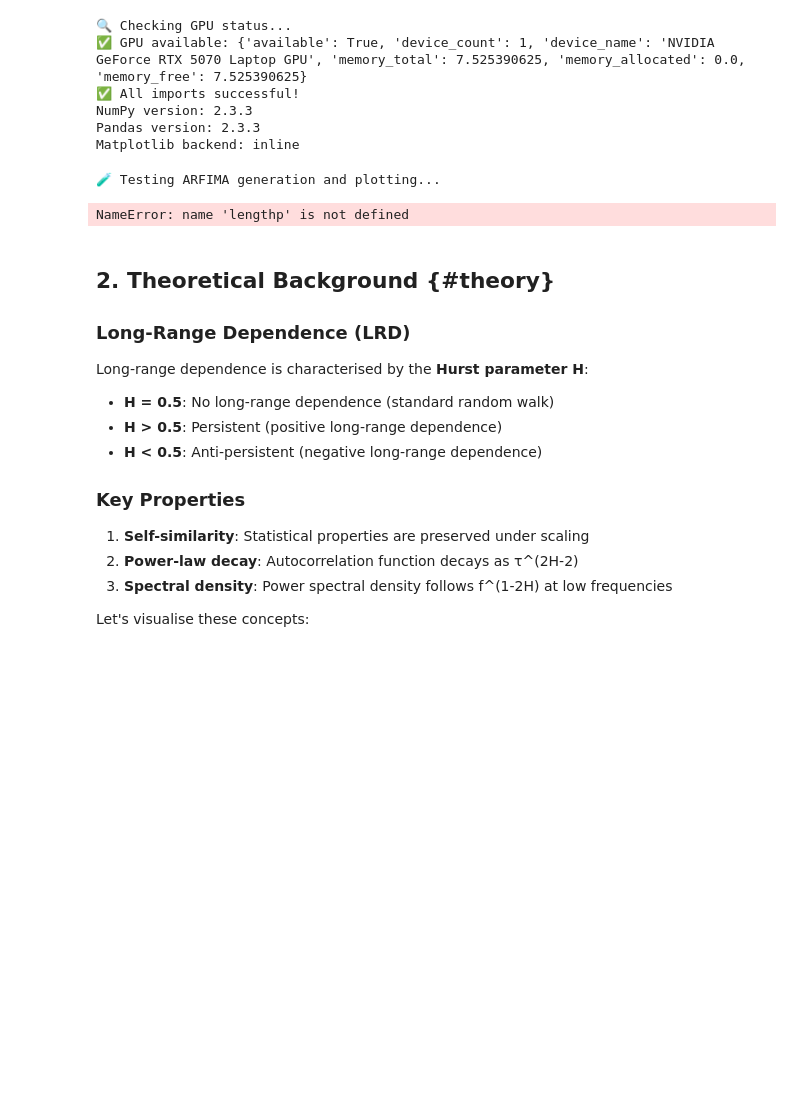
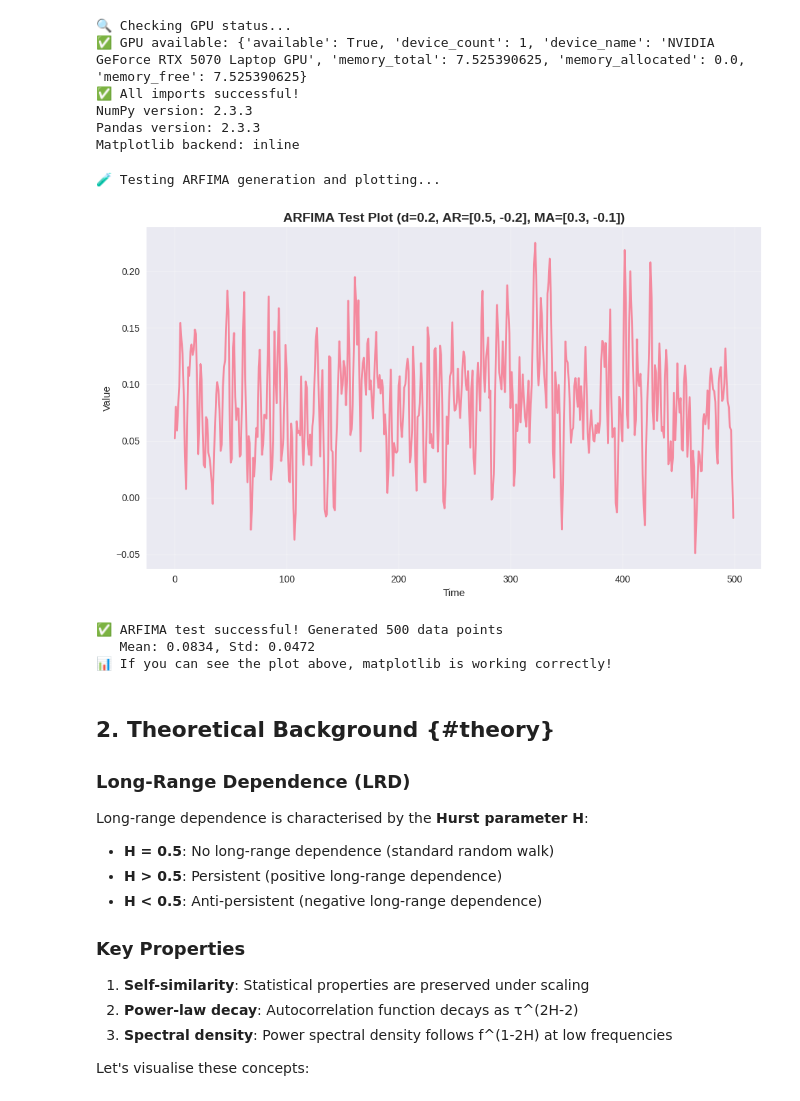
Before and after one commit to dave2k77/lrdbenchmark, a Jupyter notebook: notebooks/01_data_generation_and_visualisation.ipynb, the cells around one changed output. Cells and saved outputs as stored; diff of their text form; code cells hidden in the pictures; blank space fills up the shorter version.

```diff
--- a/notebooks/01_data_generation_and_visualisation.ipynb
+++ b/notebooks/01_data_generation_and_visualisation.ipynb
@@ -38,10 +82,32 @@ NumPy version: 2.3.3
 Pandas version: 2.3.3
 Matplotlib backend: inline
 # %%
-# Test ARFIMA generation and plottingprint("🧪 Testing ARFIMA generation and plotting...")# Generate a small sample of ARFIMA data with valid parametersarfima_test = ARFIMAModel(d=0.2, ar_params=[0.5, -0.2], ma_params=[0.3, -0.1], sigma=1.0) # d = H - 0.5test_data = arfima_test.generate(length=500, seed=42)# Create a simple test plotplt.figure(figsize=(10, 6))plt.plot(test_data, linewidth=2, alpha=0.8)plt.title('ARFIMA Test Plot (d=0.2, AR=[0.5, -0.2], MA=[0.3, -0.1])', fontsize=14, fontweight='bold')plt.xlabel('Time')plt.ylabel('Value')plt.grid(True, alpha=0.3)plt.tight_layout()plt.show()print(f"✅ ARFIMA test successful! Generated {len(test_data)} data points")print(f"   Mean: {test_data.mean():.4f}, Std: {test_data.std():.4f}")print("📊 If you can see the plot above, matplotlib is working correctly!")
+# Test ARFIMA generation and plotting
+print("🧪 Testing ARFIMA generation and plotting...")
+
+# Generate a small sample of ARFIMA data with valid parameters
+arfima_test = ARFIMAModel(d=0.2, ar_params=[0.5, -0.2], ma_params=[0.3, -0.1], sigma=1.0) # d = H - 0.5
+test_data = arfima_test.generate(length=500, seed=42)
+
+# Create a simple test plot
+plt.figure(figsize=(10, 6))
+plt.plot(test_data, linewidth=2, alpha=0.8)
+plt.title('ARFIMA Test Plot (d=0.2, AR=[0.5, -0.2], MA=[0.3, -0.1])', fontsize=14, fontweight='bold')
+plt.xlabel('Time')
+plt.ylabel('Value')
+plt.grid(True, alpha=0.3)
+plt.tight_layout()
+plt.show()
+
+print(f"✅ ARFIMA test successful! Generated {len(test_data)} data points")
+print(f"   Mean: {test_data.mean():.4f}, Std: {test_data.std():.4f}")
+print("📊 If you can see the plot above, matplotlib is working correctly!")
 # %% [output]
 🧪 Testing ARFIMA generation and plotting...
+[figure, added]
-NameError: name 'lengthp' is not defined
+✅ ARFIMA test successful! Generated 500 data points
+   Mean: 0.0834, Std: 0.0472
+📊 If you can see the plot above, matplotlib is working correctly!
 # %% [markdown]
 ## 2. Theoretical Background {#theory}
 
```
Also changed, not shown: parts of 4 cells of this notebook.
